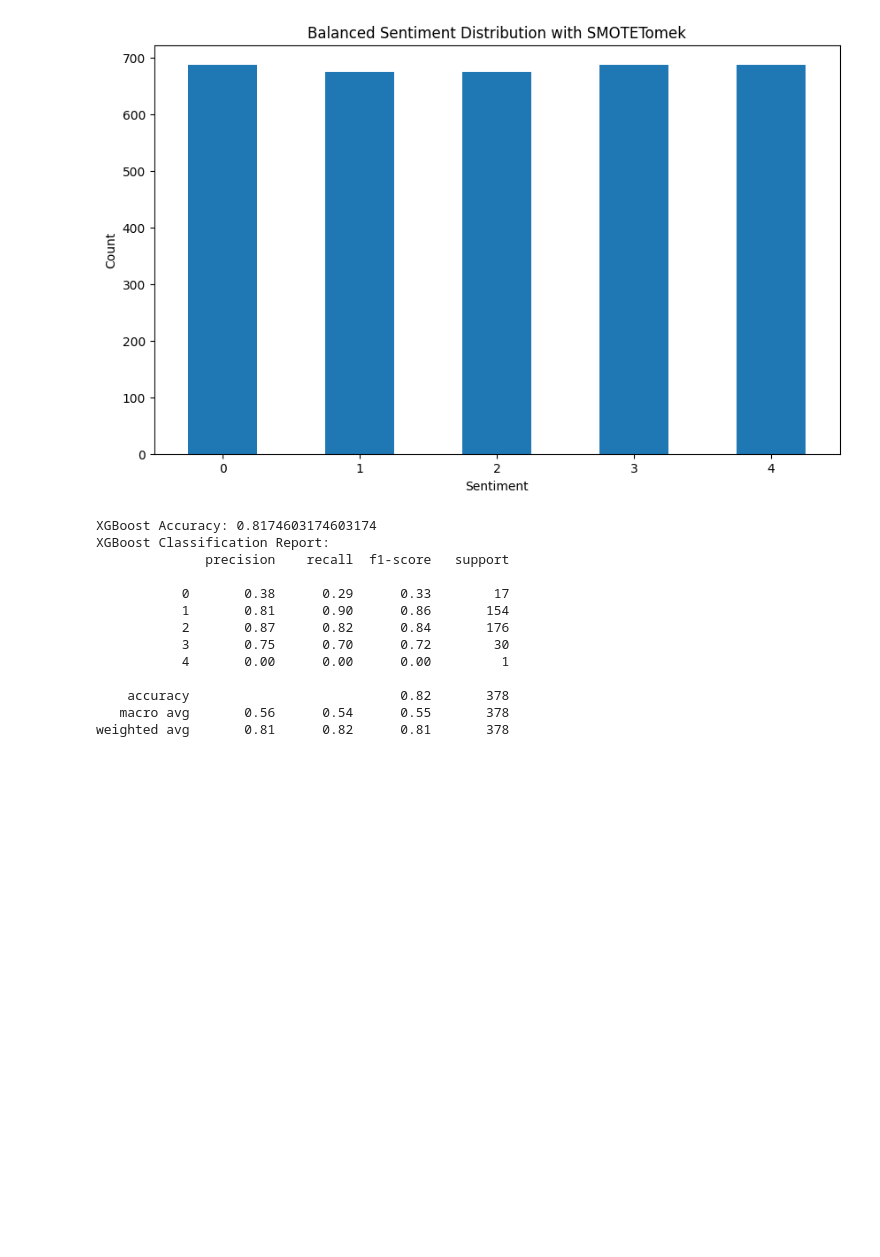
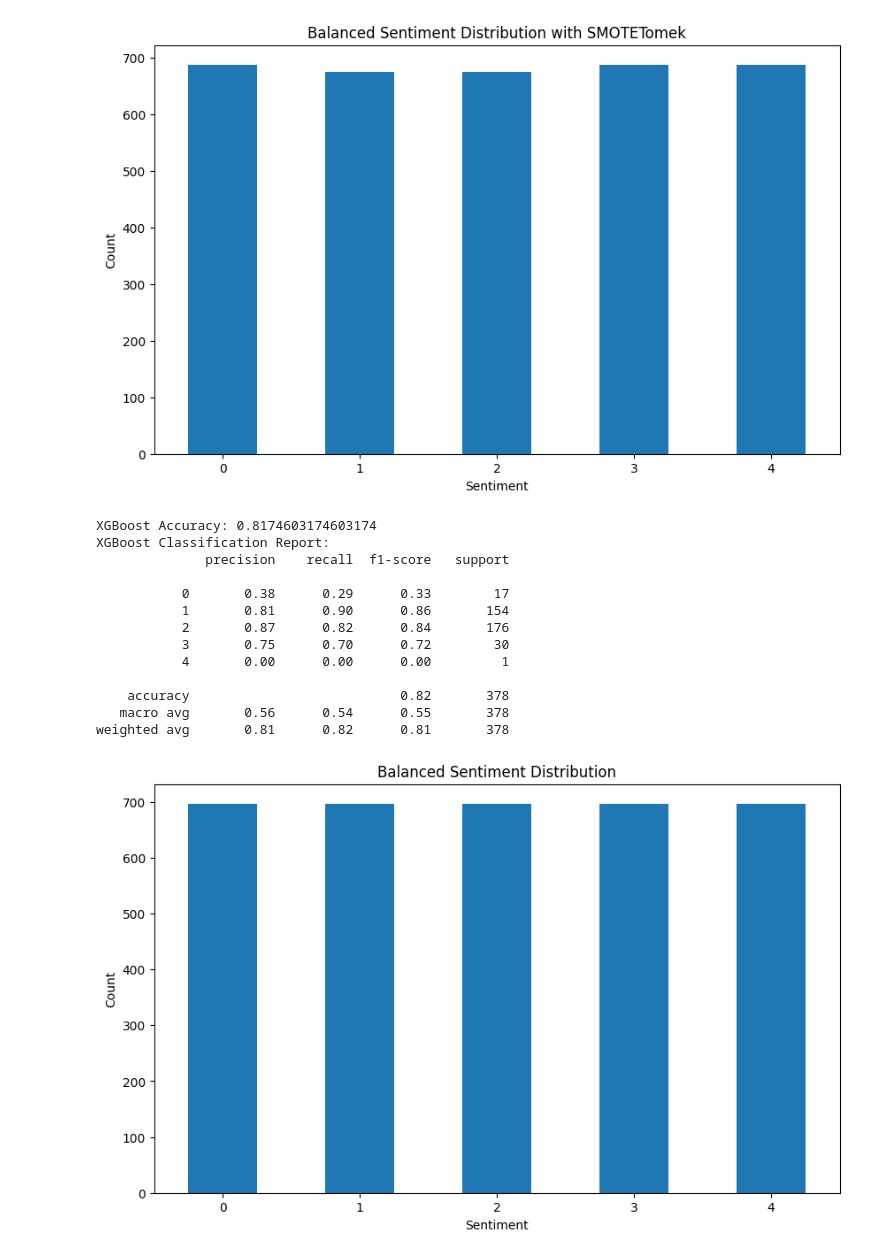
Before and after one commit to STALPHA2708/Sentimental_Analysis, a Jupyter notebook: Pintegrer.ipynb, the cells around one changed output. Cells and saved outputs as stored; diff of their text form; code cells hidden in the pictures; blank space fills up the shorter version.

```diff
--- a/Pintegrer.ipynb
+++ b/Pintegrer.ipynb
@@ -683,3 +683,55 @@ XGBoost Classification Report:
     accuracy                           0.82       378
    macro avg       0.56      0.54      0.55       378
 weighted avg       0.81      0.82      0.81       378
+# %%
+import pandas as pd
+from imblearn.over_sampling import SMOTE, ADASYN
+from imblearn.under_sampling import RandomUnderSampler
+from sklearn.feature_extraction.text import TfidfVectorizer
+from sklearn.model_selection import train_test_split
+from sklearn.ensemble import RandomForestClassifier
+from sklearn.metrics import classification_report, accuracy_score
+import matplotlib.pyplot as plt
+
+# Load data
+file_path = 'data2.csv'
+data = pd.read_csv(file_path)
+
+# Convert tokenized text back to list of tokens
+data['Cleaned_Tokens'] = data['Cleaned_Tokens'].apply(eval)
+
+# Prepare features and labels
+X = data['Cleaned_Tokens'].apply(lambda x: ' '.join(x))
+y = data['Sentiment']
+
+# TF-IDF Vectorization
+vectorizer = TfidfVectorizer(max_features=5000)
+X_tfidf = vectorizer.fit_transform(X)
+
+# Split data into training and testing sets
+X_train, X_test, y_train, y_test = train_test_split(X_tfidf, y, test_size=0.2, random_state=42)
+
+# Define the resampling strategy
+smote = SMOTE(random_state=42)
+adasyn = ADASYN(random_state=42)
+under_sampler = RandomUnderSampler(random_state=42)
+
+# Apply SMOTE to oversample the minority classes
+X_train_smote, y_train_smote = smote.fit_resample(X_train, y_train)
+X_train_adasyn, y_train_adasyn = adasyn.fit_resample(X_train, y_train)
+
+# Combine SMOTE and undersampling
+X_train_balanced, y_train_balanced = under_sampler.fit_resample(X_train_smote, y_train_smote)
+
+# Display the distribution after balancing
+balanced_counts = pd.Series(y_train_balanced).value_counts().sort_index()
+
+plt.figure(figsize=(10, 6))
+balanced_counts.plot(kind='bar')
+plt.title('Balanced Sentiment Distribution')
+plt.xlabel('Sentiment')
+plt.ylabel('Count')
+plt.xticks(rotation=0)
+plt.show()
+# %% [output]
+[figure, added]
```
Also changed, not shown: parts of 7 cells of this notebook.
